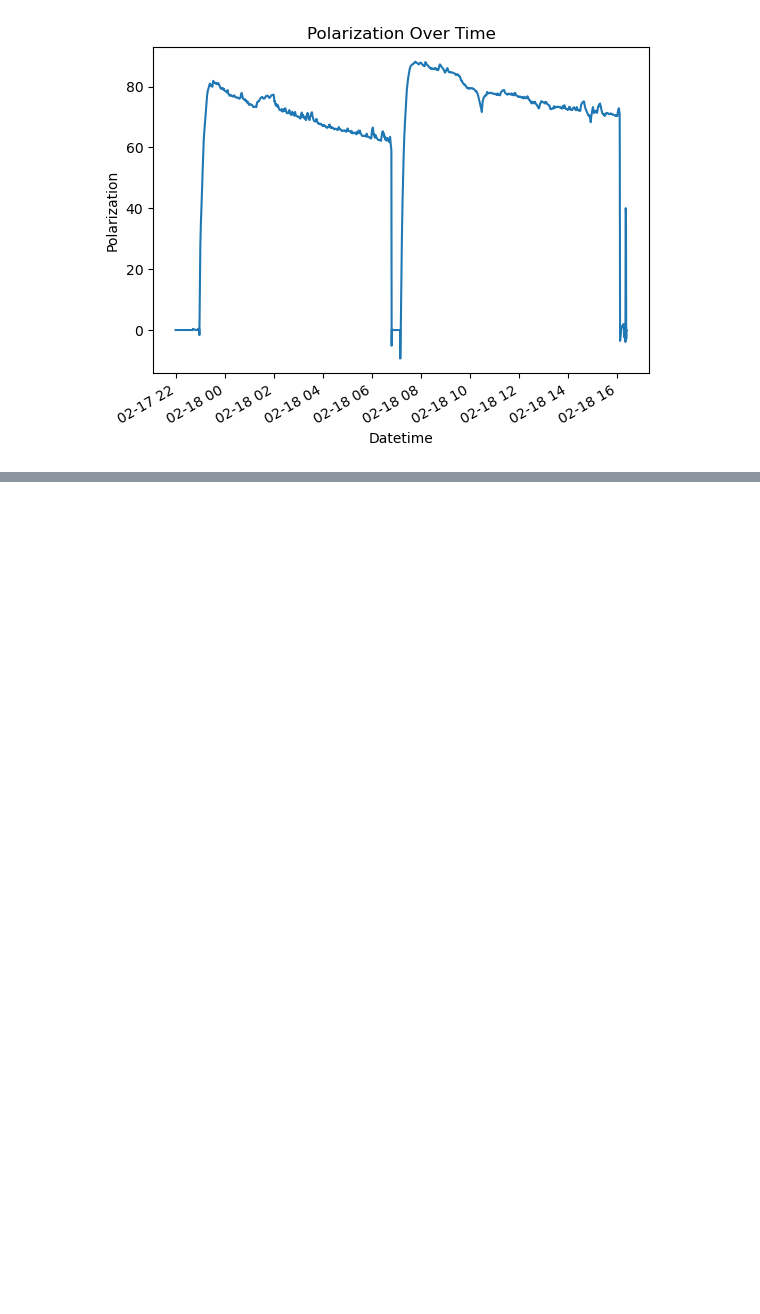
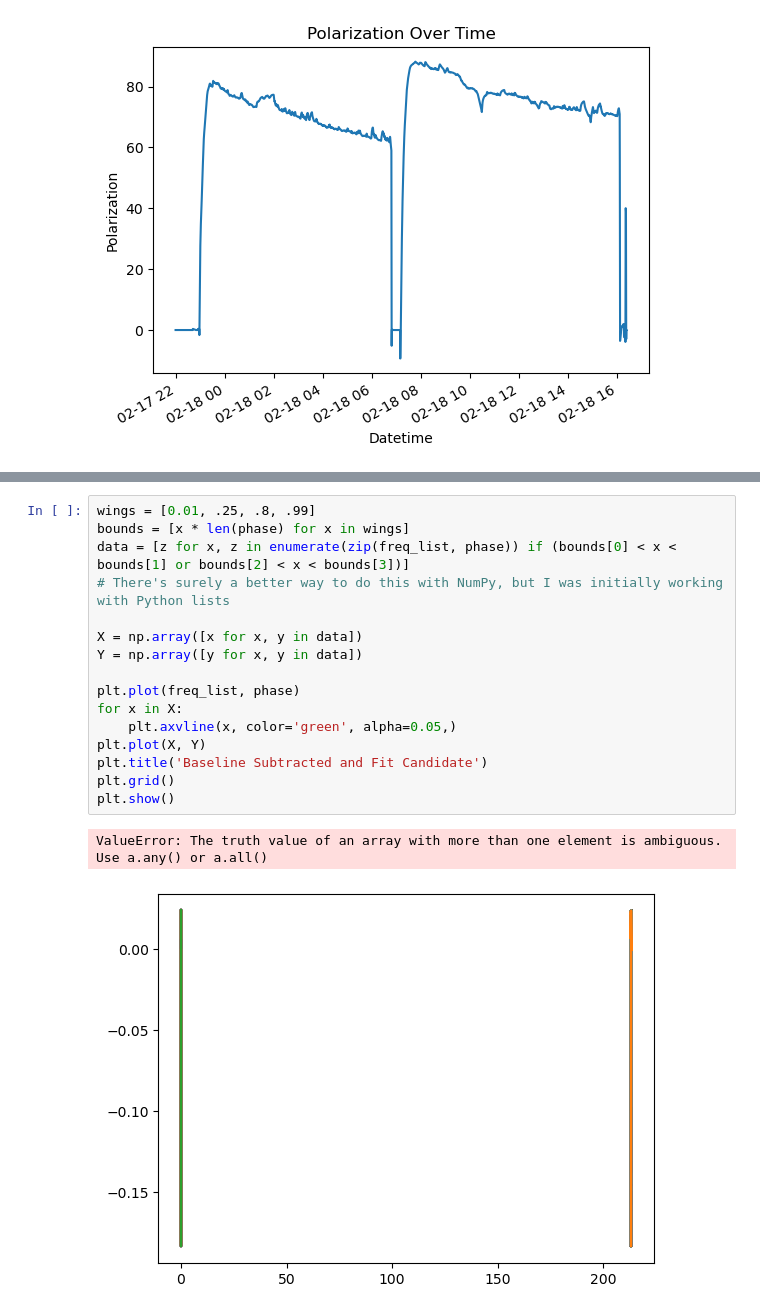
Before and after one commit to evan-toon/DNP, a Jupyter notebook: sane_gaussian_fitting.ipynb, the cells around one changed output, grey strips where cells are left out. Cells and saved outputs as stored; diff of their text form; blank space fills up the shorter version.

```diff
--- a/sane_gaussian_fitting.ipynb
+++ b/sane_gaussian_fitting.ipynb
@@ -34,0 +43,19 @@ plt.show()
+# %%
+wings = [0.01, .25, .8, .99]
+bounds = [x * len(phase) for x in wings]
+data = [z for x, z in enumerate(zip(freq_list, phase)) if (bounds[0] < x < bounds[1] or bounds[2] < x < bounds[3])]
+# There's surely a better way to do this with NumPy, but I was initially working with Python lists
+
+X = np.array([x for x, y in data])
+Y = np.array([y for x, y in data])
+
+plt.plot(freq_list, phase)
+for x in X:
+    plt.axvline(x, color='green', alpha=0.05,)
+plt.plot(X, Y)
+plt.title('Baseline Subtracted and Fit Candidate')
+plt.grid()
+plt.show()
+# %% [output]
+ValueError: The truth value of an array with more than one element is ambiguous. Use a.any() or a.all()
+[figure, added]
```
Also changed, not shown: parts of 4 cells of this notebook.
